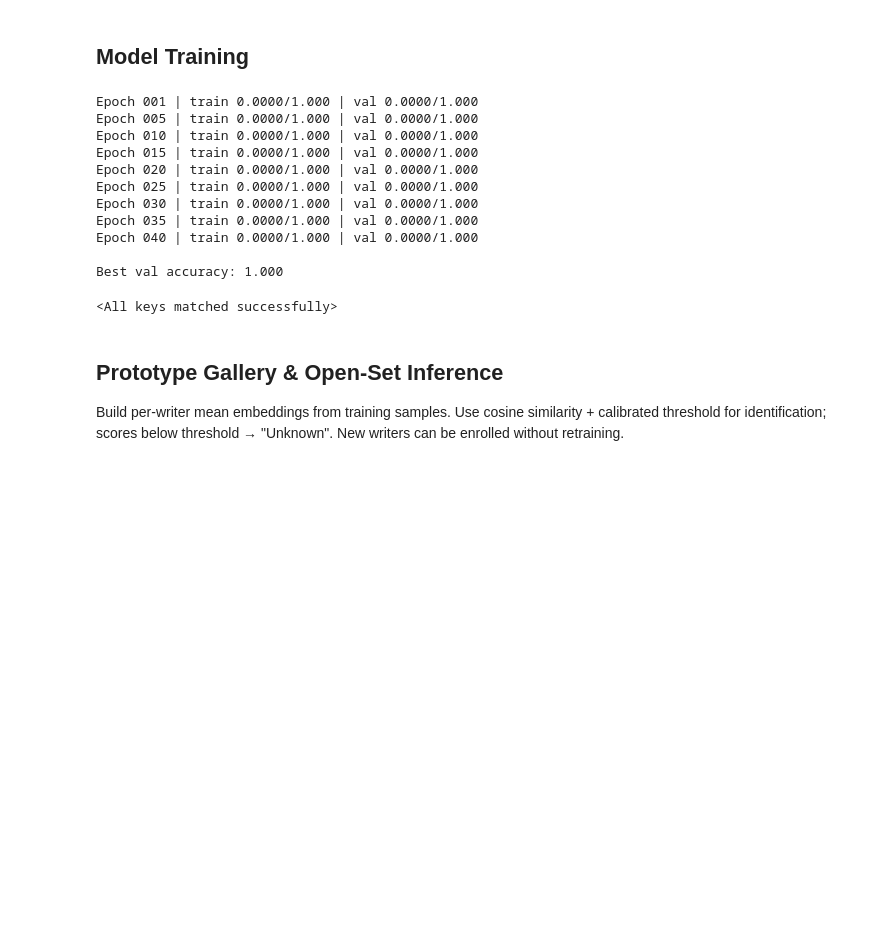
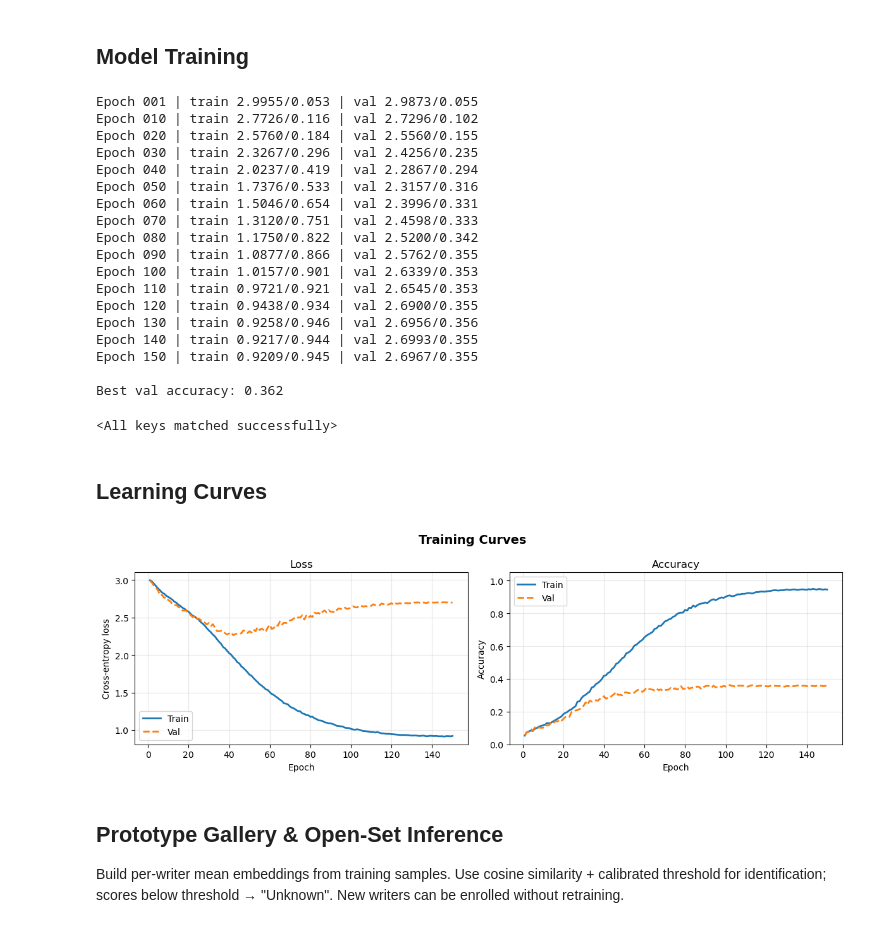
Before and after one commit to aidanaalund/human-signals, a Jupyter notebook: ml/style.ipynb, the cells around one changed output. Cells and saved outputs as stored; diff of their text form; code cells hidden in the pictures; blank space fills up the shorter version.

```diff
--- a/ml/style.ipynb
+++ b/ml/style.ipynb
@@ -204,35 +252,21 @@ Parameters: 419,169 | Device: cuda
 # %% [markdown]
 ## Model Training
 # %%
-def run_epoch(model, loader, optimizer=None):
-    training = optimizer is not None
-    model.train(training)
-    total_loss, correct, total = 0.0, 0, 0
-    with torch.set_grad_enabled(training):
-        for xb, yb in loader:
-            xb, yb = xb.to(device), yb.to(device)
-            logits, _ = model(xb)
-            loss = F.cross_entropy(logits, yb)
-            if training:
-                optimizer.zero_grad(set_to_none=True)
-                loss.backward()
-                optimizer.step()
-            total_loss += loss.item() * xb.size(0)
-            correct    += (logits.argmax(1) == yb).sum().item()
-            total      += xb.size(0)
-    return total_loss / total, correct / total
-
-
-NUM_EPOCHS = 40
+NUM_EPOCHS = 150
 optimizer = torch.optim.AdamW(model.parameters(), lr=1e-3, weight_decay=1e-4)
 scheduler = torch.optim.lr_scheduler.CosineAnnealingLR(optimizer, T_max=NUM_EPOCHS)
 
+history = {"train_loss": [], "train_acc": [], "val_loss": [], "val_acc": []}
 best_val_acc = -1.0
 for epoch in range(1, NUM_EPOCHS + 1):
     tr_loss, tr_acc = run_epoch(model, train_loader, optimizer)
     vl_loss, vl_acc = run_epoch(model, val_loader)
     scheduler.step()
-    if epoch % 5 == 0 or epoch == 1:
+    history["train_loss"].append(tr_loss)
+    history["train_acc"].append(tr_acc)
+    history["val_loss"].append(vl_loss)
+    history["val_acc"].append(vl_acc)
+    if epoch % 10 == 0 or epoch == 1:
         print(f"Epoch {epoch:03d} | train {tr_loss:.4f}/{tr_acc:.3f} | val {vl_loss:.4f}/{vl_acc:.3f}")
     if vl_acc > best_val_acc:
         best_val_acc = vl_acc
@@ -241,18 +275,48 @@ for epoch in range(1, NUM_EPOCHS + 1):
 print(f"\nBest val accuracy: {best_val_acc:.3f}")
 model.load_state_dict(torch.load("style_best.pt", map_location=device))
 # %% [output]
-Epoch 001 | train 0.0000/1.000 | val 0.0000/1.000
-Epoch 005 | train 0.0000/1.000 | val 0.0000/1.000
-Epoch 010 | train 0.0000/1.000 | val 0.0000/1.000
-Epoch 015 | train 0.0000/1.000 | val 0.0000/1.000
-Epoch 020 | train 0.0000/1.000 | val 0.0000/1.000
-Epoch 025 | train 0.0000/1.000 | val 0.0000/1.000
-Epoch 030 | train 0.0000/1.000 | val 0.0000/1.000
-Epoch 035 | train 0.0000/1.000 | val 0.0000/1.000
-Epoch 040 | train 0.0000/1.000 | val 0.0000/1.000
+Epoch 001 | train 2.9955/0.053 | val 2.9873/0.055
+Epoch 010 | train 2.7726/0.116 | val 2.7296/0.102
+Epoch 020 | train 2.5760/0.184 | val 2.5560/0.155
+Epoch 030 | train 2.3267/0.296 | val 2.4256/0.235
+Epoch 040 | train 2.0237/0.419 | val 2.2867/0.294
+Epoch 050 | train 1.7376/0.533 | val 2.3157/0.316
+Epoch 060 | train 1.5046/0.654 | val 2.3996/0.331
+Epoch 070 | train 1.3120/0.751 | val 2.4598/0.333
+Epoch 080 | train 1.1750/0.822 | val 2.5200/0.342
+Epoch 090 | train 1.0877/0.866 | val 2.5762/0.355
+Epoch 100 | train 1.0157/0.901 | val 2.6339/0.353
+Epoch 110 | train 0.9721/0.921 | val 2.6545/0.353
+Epoch 120 | train 0.9438/0.934 | val 2.6900/0.355
+Epoch 130 | train 0.9258/0.946 | val 2.6956/0.356
+Epoch 140 | train 0.9217/0.944 | val 2.6993/0.355
+Epoch 150 | train 0.9209/0.945 | val 2.6967/0.355
 
-Best val accuracy: 1.000
+Best val accuracy: 0.362
 <All keys matched successfully>
+# %% [markdown]
+## Learning Curves
+# %%
+epochs = range(1, NUM_EPOCHS + 1)
+fig, axes = plt.subplots(1, 2, figsize=(12, 4))
+
+axes[0].plot(epochs, history["train_loss"], label="Train", linewidth=2)
+axes[0].plot(epochs, history["val_loss"],   label="Val",   linewidth=2, linestyle="--")
+axes[0].set_xlabel("Epoch"); axes[0].set_ylabel("Cross-entropy loss")
+axes[0].set_title("Loss"); axes[0].legend(); axes[0].grid(alpha=0.3)
+
+axes[1].plot(epochs, history["train_acc"], label="Train", linewidth=2)
+axes[1].plot(epochs, history["val_acc"],   label="Val",   linewidth=2, linestyle="--")
+axes[1].set_ylim(0, 1.05)
+axes[1].set_xlabel("Epoch"); axes[1].set_ylabel("Accuracy")
+axes[1].set_title("Accuracy"); axes[1].legend(); axes[1].grid(alpha=0.3)
+
+plt.suptitle("Training Curves", fontsize=14, fontweight="bold")
+plt.tight_layout()
+plt.savefig("learning_curves.png", dpi=120, bbox_inches="tight")
+plt.show()
+# %% [output]
+[figure, added]
 # %% [markdown]
 ## Prototype Gallery & Open-Set Inference
 Build per-writer mean embeddings from training samples. Use cosine similarity + calibrated threshold for identification; scores below threshold → "Unknown". New writers can be enrolled without retraining.
```
Also changed, not shown: parts of 10 cells of this notebook, 6 other files.
